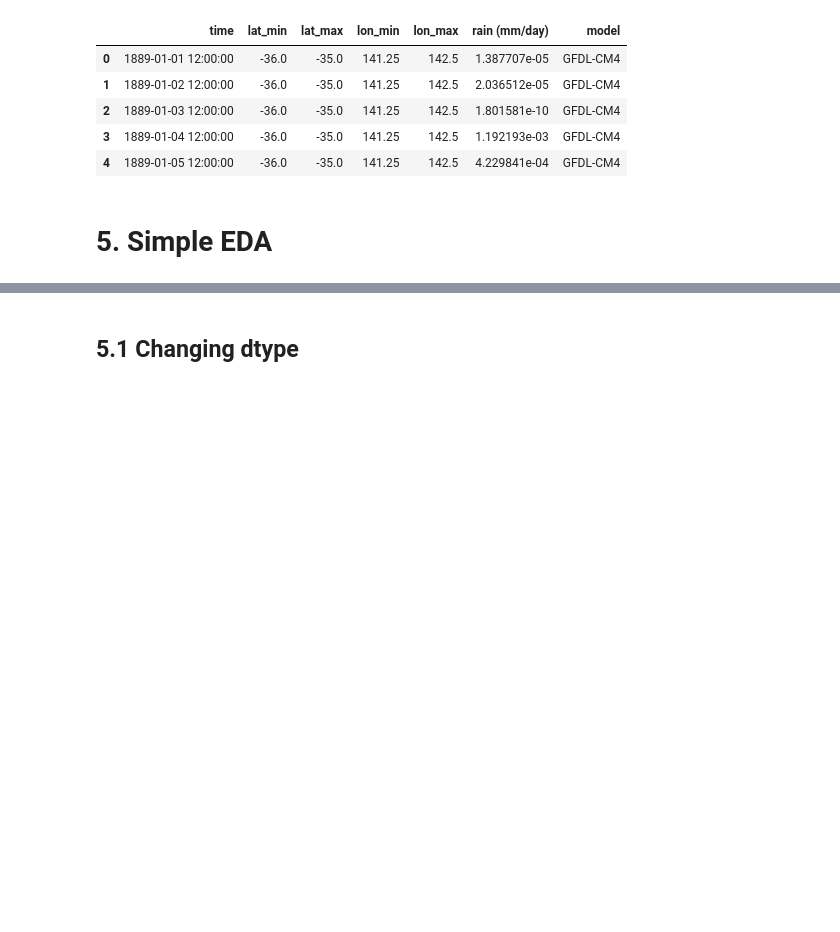
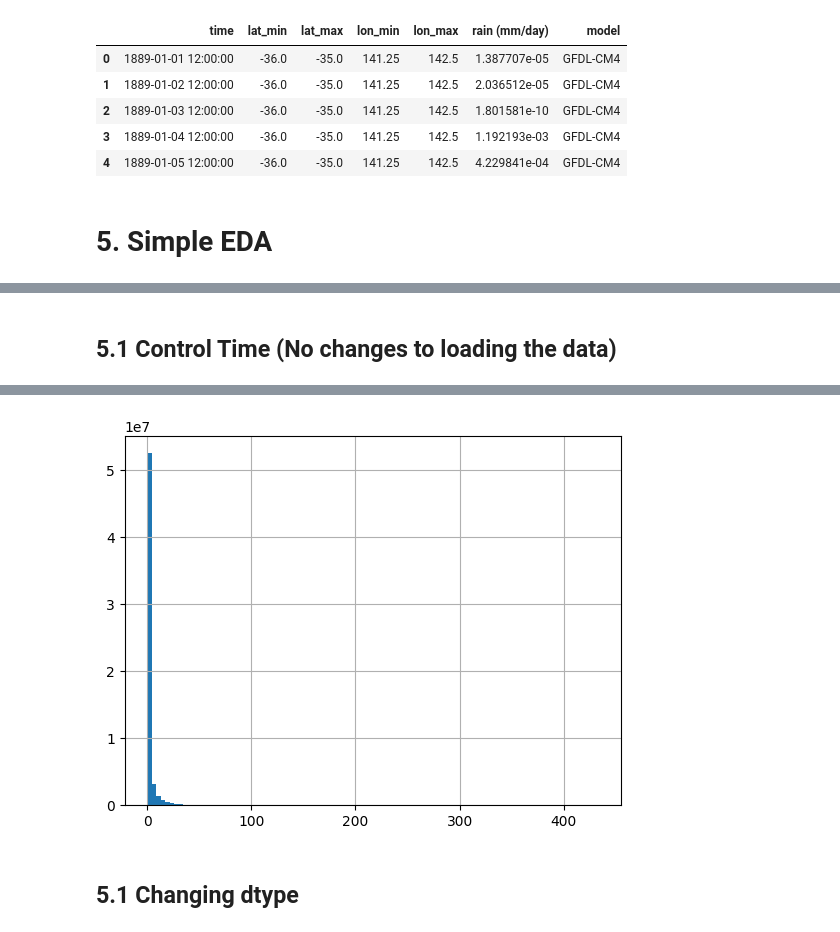
Before and after one commit to UBC-MDS/DSCI525_group16, a Jupyter notebook: notebooks/Milestone1.ipynb, the cells around one changed output, grey strips where cells are left out. Drawn from its saved outputs; the diff is of its cells as text; code cells hidden in the pictures; blank space fills up the shorter version.

```diff
--- a/notebooks/Milestone1.ipynb
+++ b/notebooks/Milestone1.ipynb
@@ -92,8 +112,9 @@ df.head()
+# %% [markdown]
+## 5.1 Control Time (No changes to loading the data)
 # %%
 %%time
 df = pd.read_csv("NSWrainfall/combined_data.csv")
-print("Memory Usage", df.memory_usage().sum() / 1e6 , " MB")
+print("Memory Usage", df.memory_usage().sum() / 1e6 , "MB")
 print(df.describe())
-print(df["lat_min"].mean())
-print(df["lon_min"].median())
+df["rain (mm/day)"].hist(bins=100);
 # %% [output]
@@ -114,3 +133,4 @@ Wall time: 1min 31s
+[figure, added]
 # %% [markdown]
 ## 5.1 Changing dtype
 # %%
```
Also changed, not shown: parts of 9 cells of this notebook.
